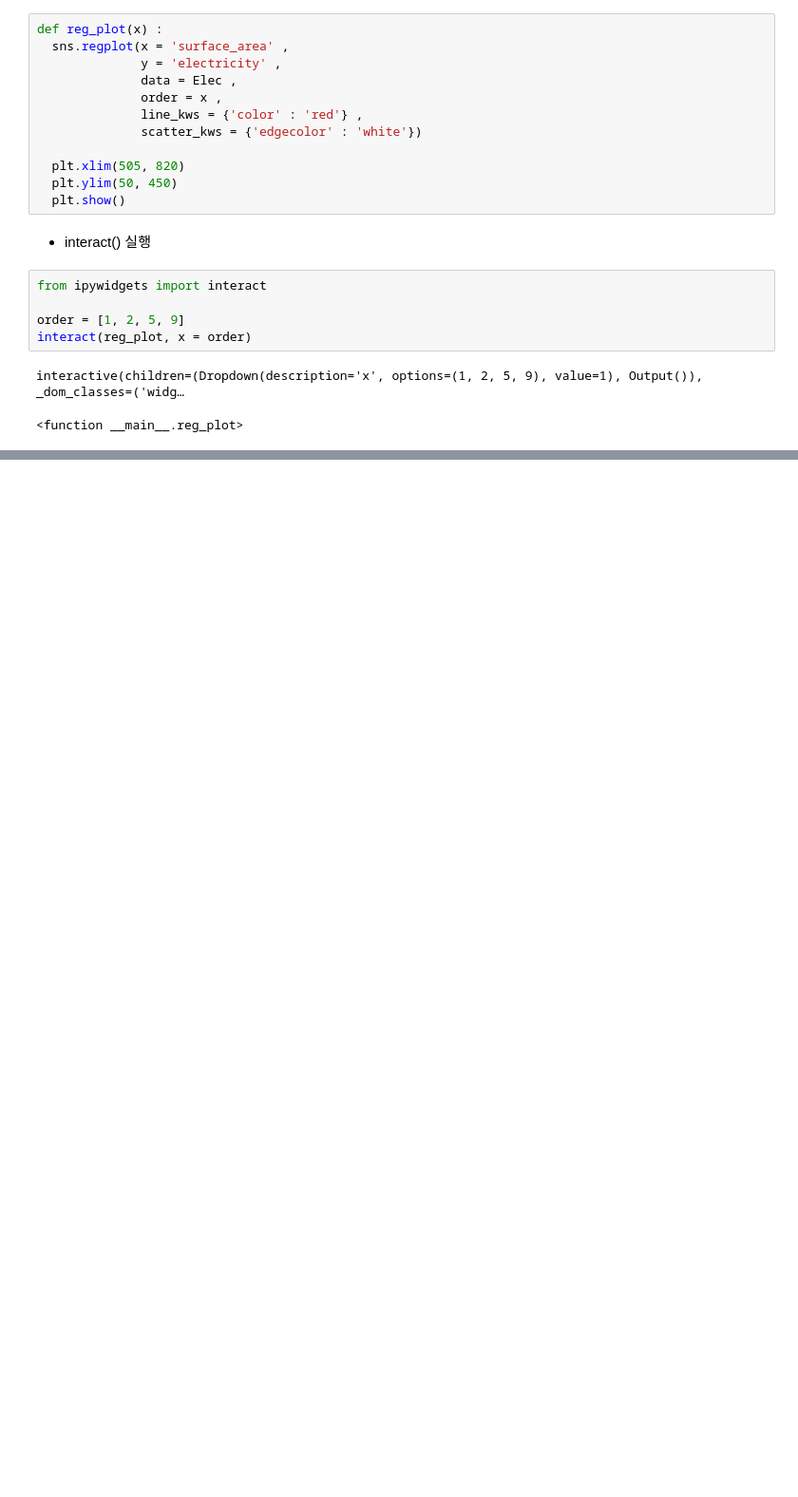
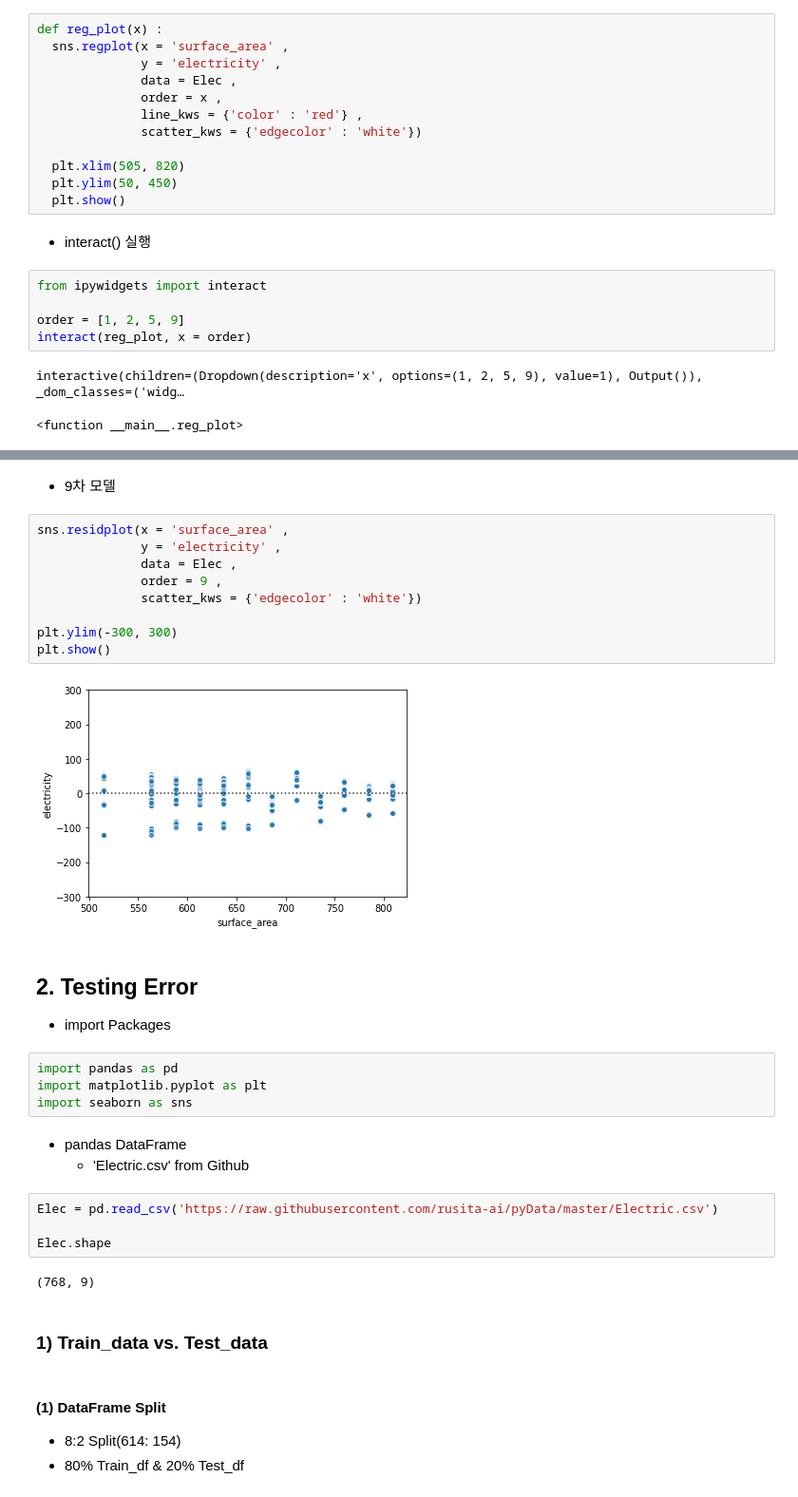
Before and after one commit to winterconnect/Machine_Learning, a Jupyter notebook: Python_Machine_Learning/code/Model_Validation.ipynb, the cells around one changed output, grey strips where cells are left out. Shown at 95% size. Drawn from its saved outputs; the diff is of its cells as text; blank space fills up the shorter version.

Commit message:
train test split

```diff
--- a/Python_Machine_Learning/code/Model_Validation.ipynb
+++ b/Python_Machine_Learning/code/Model_Validation.ipynb
@@ -139,0 +379,35 @@ interactive(children=(Dropdown(description='x', options=(1, 2, 5, 9), value=1),
+# %% [markdown]
+- 9차 모델
+# %%
+sns.residplot(x = 'surface_area' ,
+              y = 'electricity' ,
+              data = Elec ,
+              order = 9 ,
+              scatter_kws = {'edgecolor' : 'white'})
+
+plt.ylim(-300, 300)
+plt.show()
+# %% [output]
+[figure, added]
+# %% [markdown]
+## 2. Testing Error
+- import Packages
+# %%
+import pandas as pd
+import matplotlib.pyplot as plt
+import seaborn as sns
+# %% [markdown]
+- pandas DataFrame
+  - 'Electric.csv' from Github
+# %%
+Elec = pd.read_csv('https://raw.githubusercontent.com/rusita-ai/pyData/master/Electric.csv')
+
+Elec.shape
+# %% [output]
+(768, 9)
+# %% [markdown]
+### 1) Train_data vs. Test_data
+# %% [markdown]
+#### (1) DataFrame Split
+- 8:2 Split(614: 154)
+- 80% Train_df & 20% Test_df
```
Also changed, not shown: parts of 91 cells of this notebook.
